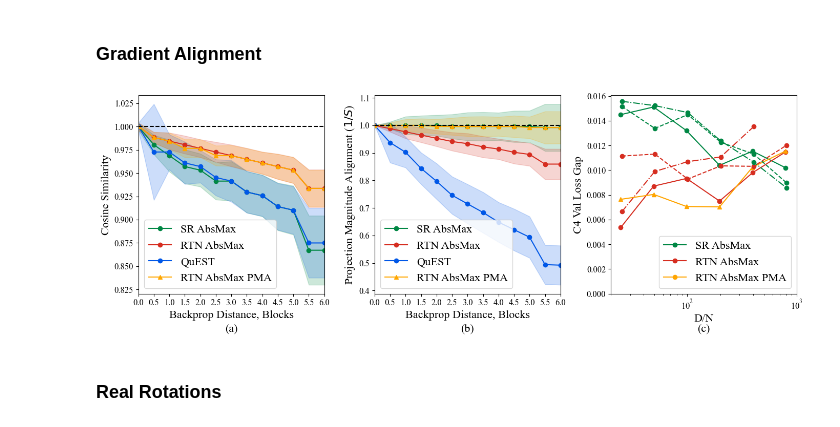
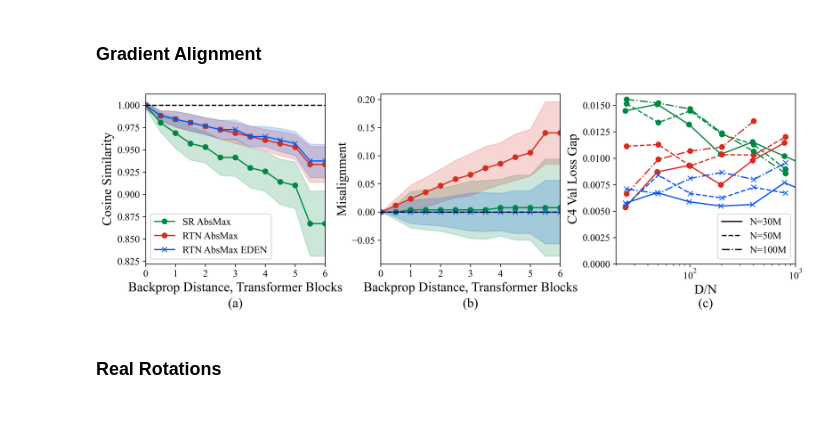
Before and after one commit to IST-DASLab/Quartet, a Jupyter notebook: notebooks/plots.ipynb, the cells around one changed output. Saved outputs shown, nothing was run; the diff lists cells and outputs as text; code cells hidden in the pictures.

Commit message:
new plots

```diff
--- a/notebooks/plots.ipynb
+++ b/notebooks/plots.ipynb
@@ -1771,13 +1702,14 @@ def depth_from_name(name):
     return depth
 
 # Define quantizers to plot
-quantizers_to_plot = ["AlbertTsengQuantizer", "AlbertTsengDeterministic", "QuestMXFP4Quantizer", "AlignedAlbertTsengQuantizer"]
-colors = [main_colors[3], main_colors[2], main_colors[1], main_colors[0]]
-labels = ["SR AbsMax", "RTN AbsMax", "QuEST", "RTN AbsMax PMA"]
+quantizers_to_plot = ["AlbertTsengQuantizer", "AlbertTsengDeterministic" , "EdenQuantizer"]
+colors = [main_colors[3], main_colors[2], main_colors[1]]
+labels = ["SR AbsMax", "RTN AbsMax", "RTN AbsMax EDEN"]
 
-fig, (ax1, ax2, ax3) = plt.subplots(1, 3, figsize=(14, 5))
+fig, (ax1, ax2, ax3) = plt.subplots(1, 3, figsize=(12, 4))
 
 # Process data for each quantizer
+all_x_sorted = []
 for i, quantizer in enumerate(quantizers_to_plot):
     data = alignments[quantizer]
 
@@ -1785,8 +1717,8 @@ for i, quantizer in enumerate(quantizers_to_plot):
     x_values = []
     cosine_means = []
     cosine_stds = []
-    alignment_means = []
-    alignment_stds = []
+    misalignment_means = []
+    misalignment_stds = []
 
     # Axis 1: cosine similarity
     # Process each key
@@ -1795,20 +1727,21 @@ for i, quantizer in enumerate(quantizers_to_plot):
         x_values.append(x_val)
         cosine_means.append(values['cosine_mean'])
         cosine_stds.append(values['cosine_std'])
-        alignment_means.append(values['alignment_mean'])
-        alignment_stds.append(values['alignment_std'])
+        misalignment_means.append(1 - values['alignment_mean'])
+        misalignment_stds.append(values['alignment_std'])
 
     # Sort the data based on x_values
     sorted_indices = np.argsort(x_values)
     x_sorted = np.array(x_values)[sorted_indices]
+    all_x_sorted.append(x_sorted)
     cosine_means_sorted = np.array(cosine_means)[sorted_indices]
     cosine_stds_sorted = np.array(cosine_stds)[sorted_indices]
-    alignment_means_sorted = np.array(alignment_means)[sorted_indices]
-    alignment_stds_sorted = np.array(alignment_stds)[sorted_indices]
+    misalignment_means_sorted = np.array(misalignment_means)[sorted_indices]
+    misalignment_stds_sorted = np.array(misalignment_stds)[sorted_indices]
 
     # Plot the data for this quantizer
-    ax1.plot(x_sorted, cosine_means_sorted, marker='o' if i != 3 else '^', linestyle='-', color=colors[i], label=labels[i])
-    ax2.plot(x_sorted, alignment_means_sorted, marker='o' if i != 3 else '^', linestyle='-', color=colors[i], label=labels[i])
+    ax1.plot(x_sorted, cosine_means_sorted, marker='o' if quantizer != "EdenQuantizer" else 'x', linestyle='-', color=colors[i], label=labels[i])
+    ax2.plot(x_sorted, misalignment_means_sorted, marker='o' if quantizer != "EdenQuantizer" else 'x', linestyle='-', color=colors[i], label=labels[i])
 
     # Add shaded region for standard deviation
     ax1.fill_between(
@@ -1820,26 +1753,34 @@ for i, quantizer in enumerate(quantizers_to_plot):
     )
     ax2.fill_between(
         x_sorted,
-        alignment_means_sorted - alignment_stds_sorted,
-        alignment_means_sorted + alignment_stds_sorted,
+        misalignment_means_sorted - misalignment_stds_sorted,
+        misalignment_means_sorted + misalignment_stds_sorted,
         color=colors[i],
         alpha=0.2
     )
 
+# Gather all unique integer x values for ticks, skip non-integers
+all_x_ticks = set()
+for x_sorted in all_x_sorted:
+    for x in x_sorted:
+        if np.isclose(x, round(x)):
+            all_x_ticks.add(int(round(x)))
+x_ticks_sorted_unique = sorted(all_x_ticks)
+
 # Customize the plot
 ax1.axhline(y=1.0, color='black', linestyle='--')
-ax1.set_xlabel('Backprop Distance, Blocks')
+ax1.set_xlabel('Backprop Distance, Transformer Blocks')
 ax1.set_xlim(0, 6)
 ax1.set_ylabel('Cosine Similarity')
-ax1.set_xticks(sorted(list(set(x_sorted))))  # Ensure x-axis has unique ticks
-ax1.legend()
+ax1.set_xticks(x_ticks_sorted_unique)  # only integer ticks
+ax1.legend(fontsize=12)
 
-ax2.axhline(y=1.0, color='black', linestyle='--')
-ax2.set_xlabel('Backprop Distance, Blocks')
+ax2.axhline(y=0.0, color='black', linestyle='--')
+ax2.set_xlabel('Backprop Distance, Transformer Blocks')
 ax2.set_xlim(0, 6)
-ax2.set_ylabel('Projection Magnitude Alignment ($1/S$)')
-ax2.set_xticks(sorted(list(set(x_sorted))))  # Ensure x-axis has unique ticks
-ax2.legend()
+ax2.set_ylabel(r'Misalignment')
+ax2.set_xticks(x_ticks_sorted_unique)  # only integer ticks
+# ax2.legend()
 
 
 # Define line styles for different model sizes
@@ -1847,13 +1788,6 @@ linestyles = {
     "30M": "-",
     "50M": "--",
     "100M": "-."
-}
-
-# Define colors for different schemes
-colors = {
-    "Stochastic": colors[0],
-    "Deterministic": colors[1],
-    "QuEST": colors[2]
 }
 
 # Plot for all model sizes on first subplot (Stochastic and Deterministic)
@@ -1870,7 +1804,7 @@ for size, linestyle in linestyles.items():
     ax3.plot(
         list(map(lambda x: x * 512 * 512 / norm_factor, size_fwd_bwd_iters_loss[size]["BF16"]["AlbertTsengQuantizer"].keys())),
         [s - b for s, b in zip(size_fwd_bwd_iters_loss[size]["BF16"]["AlbertTsengQuantizer"].values(), size_fwd_bwd_iters_loss[size]["BF16"]["BF16"].values())],
-        marker="o", color=colors["Stochastic"], linestyle=linestyle,
+        marker="o", color=colors[0], linestyle=linestyle,
         label=None
     )
 
@@ -1878,56 +1812,75 @@ for size, linestyle in linestyles.items():
     ax3.plot(
         list(map(lambda x: x * 512 * 512 / norm_factor, size_fwd_bwd_iters_loss[size]["BF16"]["AlbertTsengDeterministic"].keys())),
         [d - b for d, b in zip(size_fwd_bwd_iters_loss[size]["BF16"]["AlbertTsengDeterministic"].values(), size_fwd_bwd_iters_loss[size]["BF16"]["BF16"].values())],
-        marker="o", color=colors["Deterministic"], linestyle=linestyle,
+        marker="o", color=colors[1], linestyle=linestyle,
         label="_nolegend_"
     )
 
-    # TEMP
+    # Aligned Backward - BF16
     if size == "30M" and "AlignedAlbertTsengQuantizer" in quantizers_to_plot:
         ax3.plot(
             [2861*512*512/norm_factor, 5722*512*512/norm_factor, 11444*512*512/norm_factor, 22888*512*512/norm_factor, 45776*512*512/norm_factor, 91552*512*512/norm_factor],
             [3.42335 - 3.41571, 3.30172 - 3.29368, 3.21491 - 3.20785, 3.15403 - 3.147, 3.10919 - 3.09895, 3.07244 - 3.0609],
-            marker="^", color="orange", linestyle=linestyle,
+            marker="^", color="purple", linestyle=linestyle,
+            label="_nolegend_"
+        )
+
+    # Eden Backward - BF16
+    if "EdenQuantizer" in quantizers_to_plot:
+        ax3.plot(
+            list(map(lambda x: x * 512 * 512 / norm_factor, size_fwd_bwd_iters_loss[size]["BF16"]["Eden128"].keys())),
+            [d - b for d, b in zip(size_fwd_bwd_iters_loss[size]["BF16"]["Eden128"].values(), size_fwd_bwd_iters_loss[size]["BF16"]["BF16"].values())],
+            marker="x", color=colors[2], linestyle=linestyle,
             label="_nolegend_"
         )
 
 
 # Add scheme entries to legend for first subplot
-ax3.plot([], [], color=colors["Stochastic"], linestyle="-", marker="o", label="SR AbsMax")
-ax3.plot([], [], color=colors["Deterministic"], linestyle="-", marker="o", label="RTN AbsMax")
+ax3.plot([], [], color=colors[0], linestyle="-", marker="o", label="SR AbsMax")
+ax3.plot([], [], color=colors[1], linestyle="-", marker="o", label="RTN AbsMax")
 if "AlignedAlbertTsengQuantizer" in quantizers_to_plot:
-    ax3.plot([], [], color="orange", linestyle="-", marker="o", label="RTN AbsMax PMA")
+    ax3.plot([], [], color="purple", linestyle="-", marker="o", label="RTN AbsMax PMA")
+if "EdenQuantizer" in quantizers_to_plot:
+    ax3.plot([], [], color=colors[2], linestyle="-", marker="x", label="RTN AbsMax EDEN")
 
 # # Add model size entries to legend for first subplot
 # for size, linestyle in linestyles.items():
 #     ax3.plot([], [], color="black", linestyle=linestyle, label=f"{size}")
 
 # Configure first subplot
 ax3.set_xlim(20, 1000)
 ax3.set_ylim(0, None)
 ax3.set_xscale("log")
 ax3.set_xlabel(r"D/N")
 ax3.set_ylabel("C4 Val Loss Gap")
 ax3.legend(loc="lower right")
 
+methods_legend = ax3.legend(loc="lower left")
+ax3.legend(loc="lower right", fontsize=12, handles=[
+    ax3.plot([], [], color="black", linestyle=linestyles["30M"], label="N=30M")[0],
+    ax3.plot([], [], color="black", linestyle=linestyles["50M"], label="N=50M")[0],
+    ax3.plot([], [], color="black", linestyle=linestyles["100M"], label="N=100M")[0],
+])
+# ax3.add_artist(methods_legend)
+
 
 labels = ['(a)', '(b)', '(c)']
 for ax, label in zip((ax1, ax2, ax3), labels):
     ax.annotate(label,
-                xy=(0.5, -0.15),     # x=0.5 (center), y=-0.25 (below the x-axis)
+                xy=(0.5, -0.20),     # x=0.5 (center), y=-0.25 (below the x-axis)
                 xycoords='axes fraction',
                 ha='center',
                 va='top',
                 fontsize=16)
 
 fig.tight_layout()
 fig.savefig("../figures/cosine_and_alignment.pdf", bbox_inches="tight", transparent=True)
 
 
 # Display the plot
 plt.show()
 # %% [output]
-[figure, old version]
+[figure, new version]
 # %% [markdown]
 ### Real Rotations
 # %%
```
Also changed, not shown: parts of 40 cells of this notebook.
